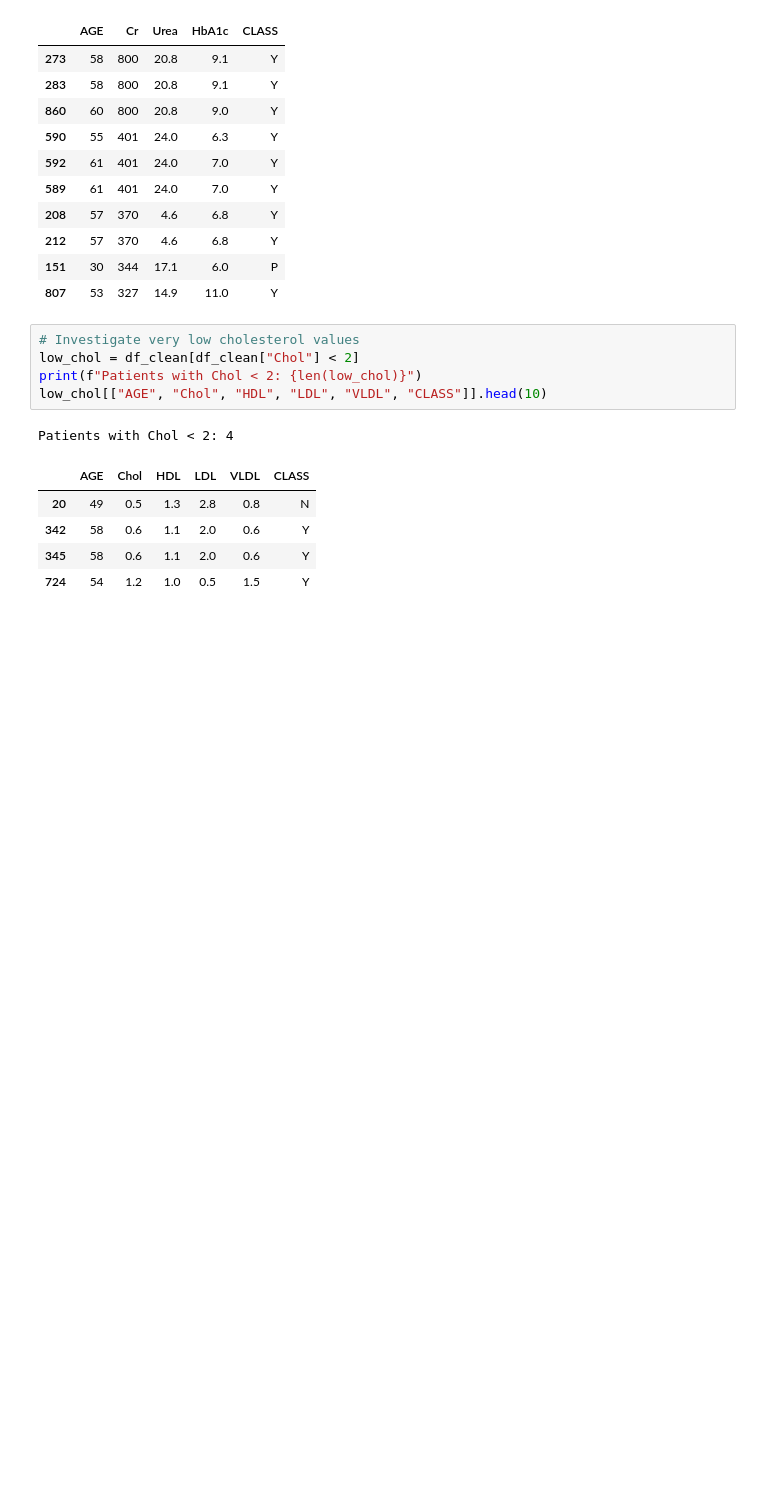
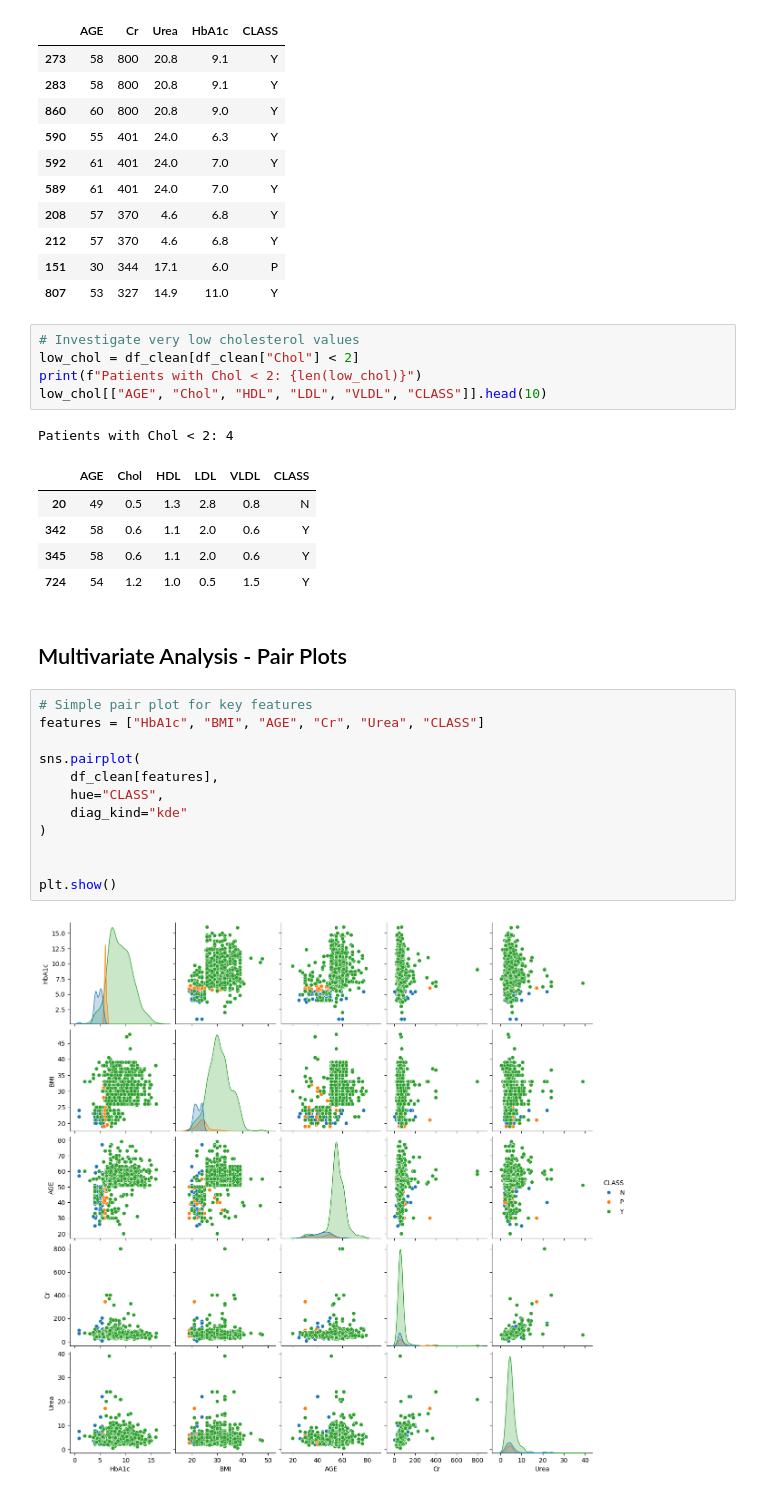
Before and after one commit to samirdahal888/Diabetes_Classification, a Jupyter notebook: notebooks/eda/eda.ipynb, the cells around one changed output. Cells and saved outputs as stored; diff of their text form; blank space fills up the shorter version.

Commit message:
added multivariate analysis

```diff
--- a/notebooks/eda/eda.ipynb
+++ b/notebooks/eda/eda.ipynb
@@ -387,3 +373,19 @@ Patients with Chol < 2: 4
 | 342 | 58 | 0.6 | 1.1 | 2.0 | 0.6 | Y |
 | 345 | 58 | 0.6 | 1.1 | 2.0 | 0.6 | Y |
 | 724 | 54 | 1.2 | 1.0 | 0.5 | 1.5 | Y |
+# %% [markdown]
+## Multivariate Analysis - Pair Plots
+# %%
+# Simple pair plot for key features
+features = ["HbA1c", "BMI", "AGE", "Cr", "Urea", "CLASS"]
+
+sns.pairplot(
+    df_clean[features],
+    hue="CLASS",
+    diag_kind="kde"
+)
+
+
+plt.show()
+# %% [output]
+[figure, added]
```
Also changed, not shown: parts of 3 cells of this notebook.
